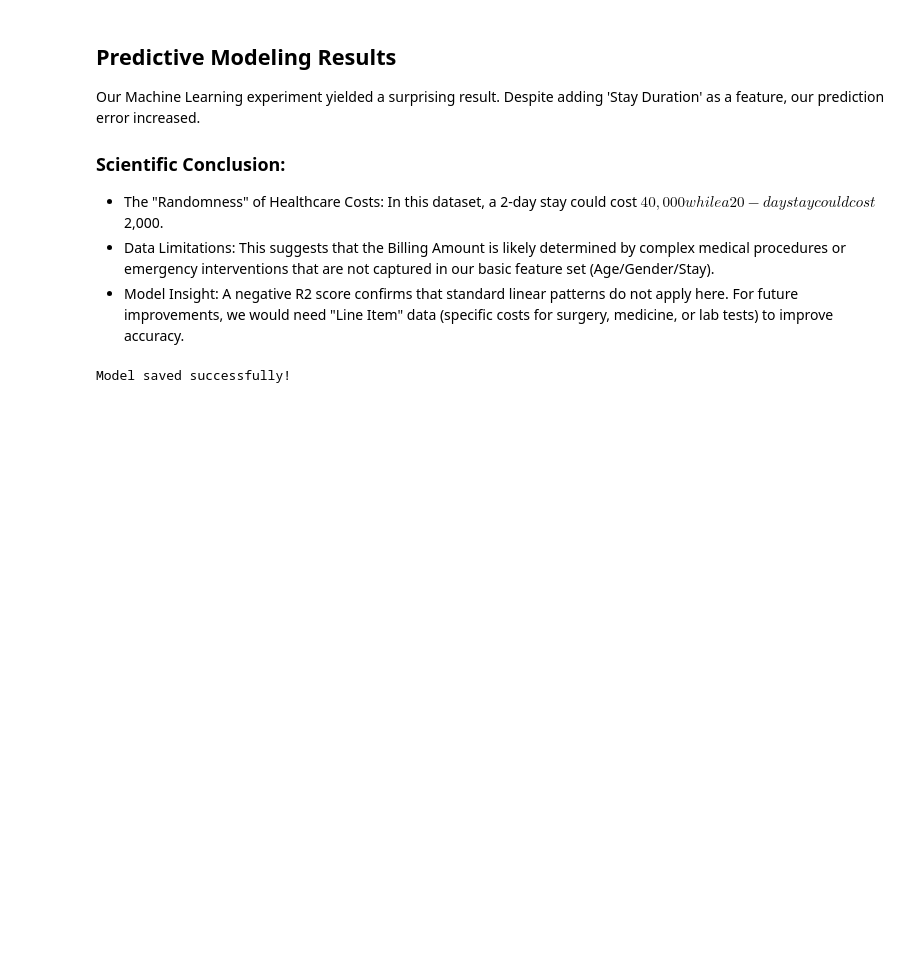
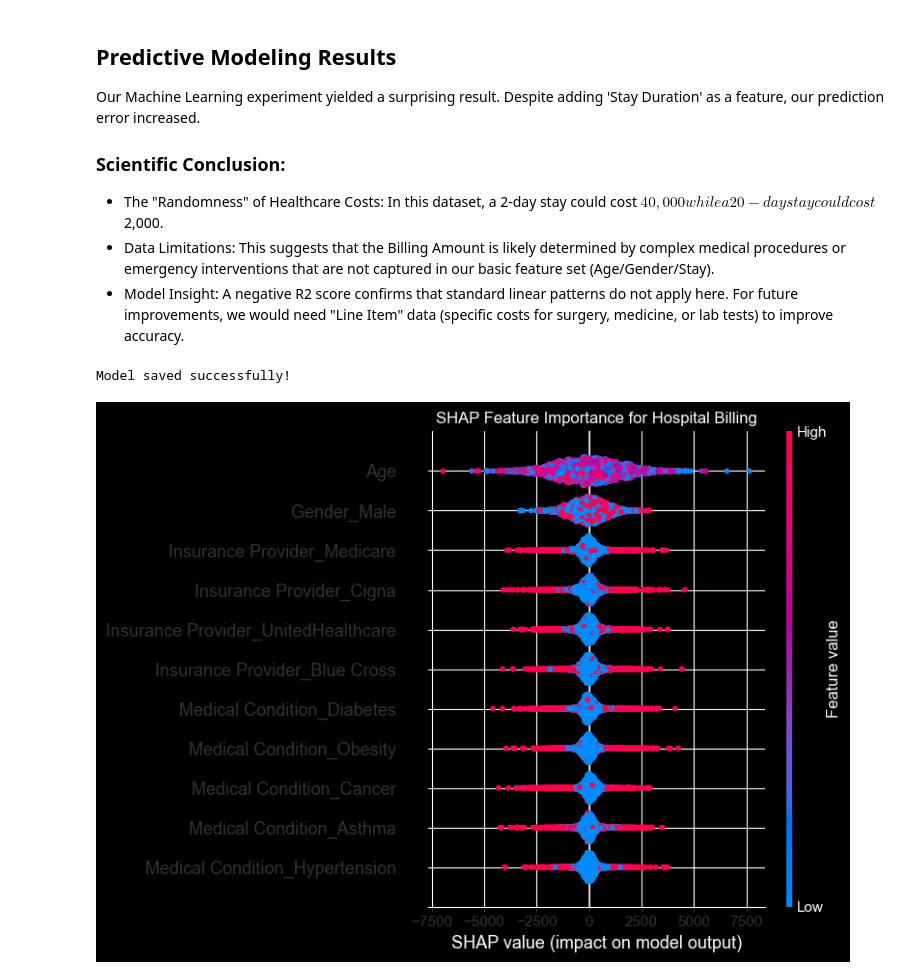
Before and after one commit to shaikat20021-bit/Healthcare-Billing-Prediction-Pipeline, a Jupyter notebook: predictive_model.ipynb, the cells around one changed output. Cells and saved outputs as stored; diff of their text form; code cells hidden in the pictures; blank space fills up the shorter version.

```diff
--- a/predictive_model.ipynb
+++ b/predictive_model.ipynb
@@ -97,3 +97,19 @@ joblib.dump(model, 'medical_model.pkl')
 print("Model saved successfully!")
 # %% [output]
 Model saved successfully!
+# %%
+import shap
+import matplotlib.pyplot as plt
+
+# 1. Initialize the SHAP explainer with your trained Random Forest model
+# (Assuming your trained model is named 'model' and your training features are 'X_train')
+explainer = shap.TreeExplainer(model)
+
+# 2. Calculate SHAP values for your testing set
+shap_values = explainer.shap_values(X_test)
+
+# 3. Plot the summary to see which features drive the billing cost up or down
+plt.title("SHAP Feature Importance for Hospital Billing")
+shap.summary_plot(shap_values, X_test)
+# %% [output]
+[figure, added]
```
Also changed, not shown: parts of 1 cell of this notebook, 4 other files.
